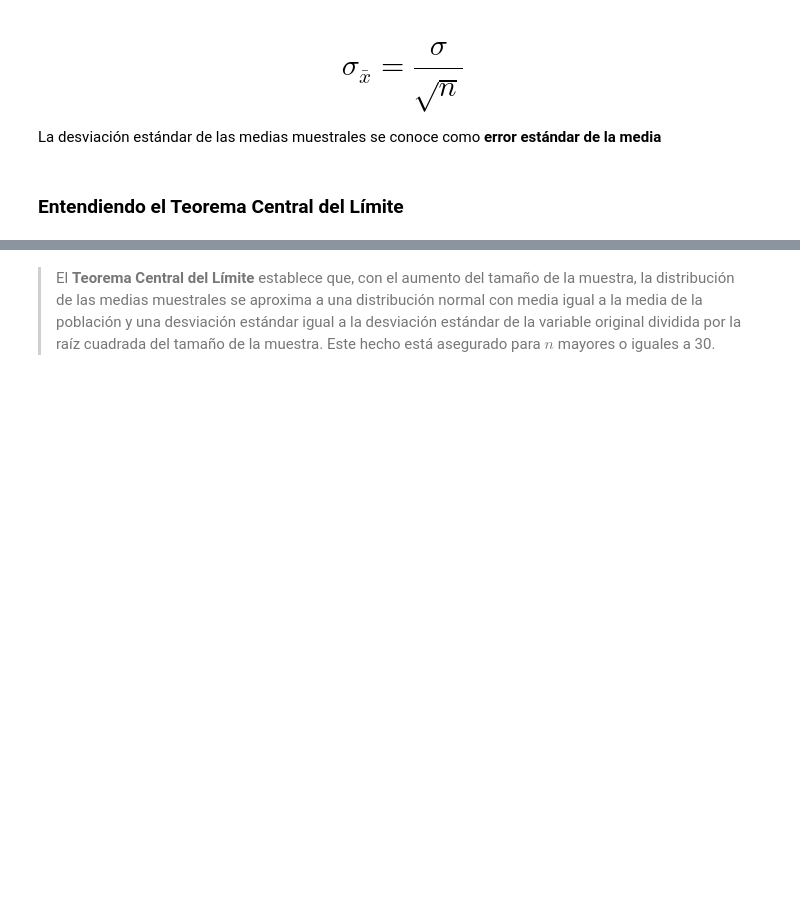
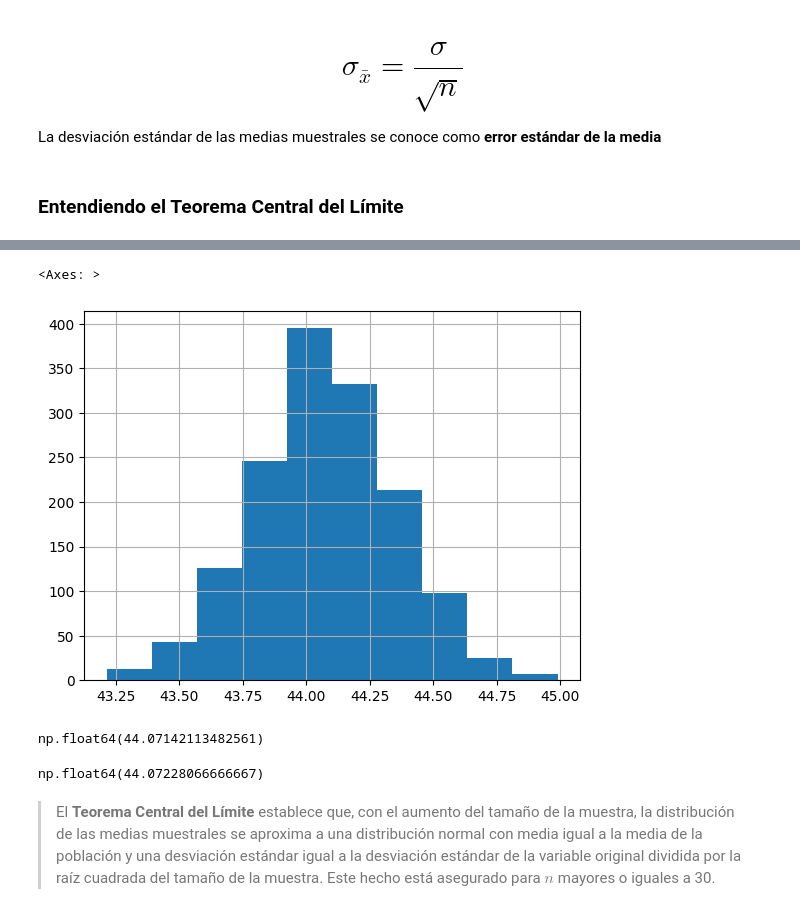
Before and after one commit to cadv1984/portafolio, a Jupyter notebook: Inicial.ipynb, the cells around one changed output, grey strips where cells are left out. Saved outputs shown, nothing was run; the diff lists cells and outputs as text; code cells hidden in the pictures; blank space fills up the shorter version.

```diff
--- a/Inicial.ipynb
+++ b/Inicial.ipynb
@@ -126,5 +126,5 @@ https://pandas.pydata.org/
 # %%
 import pandas as pd
 # %%
-datos = pd.read_csv('/content/datos.csv', encoding='latin-1')
+datos = pd.read_csv('/content/datos (1).csv', encoding='latin-1')
 # %%
@@ -858,3 +970,10 @@ Es la forma de hacer suposiciones generalizadas sobre los parámetros de una pob
 La desviación estándar de las medias muestrales se conoce como **error estándar de la media**
 # %% [markdown]
 ### Entendiendo el Teorema Central del Límite
+# %%
+n = 2000
+total_muestras = 1500
+# %%
+muestras = pd.DataFrame()
+
+muestras
@@ -860,0 +982,5 @@ La desviación estándar de las medias muestrales se conoce como **error estánd
+# %%
+for i in range(total_muestras):
+  _=datos.Edad.sample(n)
+  _.index=range(0,len(_))
+  muestras['muestra_'+str(i)] = _
@@ -861,3 +1004,16 @@ La desviación estándar de las medias muestrales se conoce como **error estánd
+# %%
+muestras.mean().hist()
+# %% [output]
+<Axes: >
+[figure, added]
+# %%
+datos.Edad.mean()
+# %% [output]
+np.float64(44.07142113482561)
+# %%
+muestras.mean().mean()
+# %% [output]
+np.float64(44.07228066666667)
 # %% [markdown]
 > El **Teorema Central del Límite** establece que, con el aumento del tamaño de la muestra, la distribución de las medias muestrales se aproxima a una distribución normal con media igual a la media de la población y una desviación estándar igual a la desviación estándar de la variable original dividida por la raíz cuadrada del tamaño de la muestra. Este hecho está asegurado para $n$ mayores o iguales a 30.
 # %% [markdown]
```
Also changed, not shown: parts of 60 cells of this notebook.
